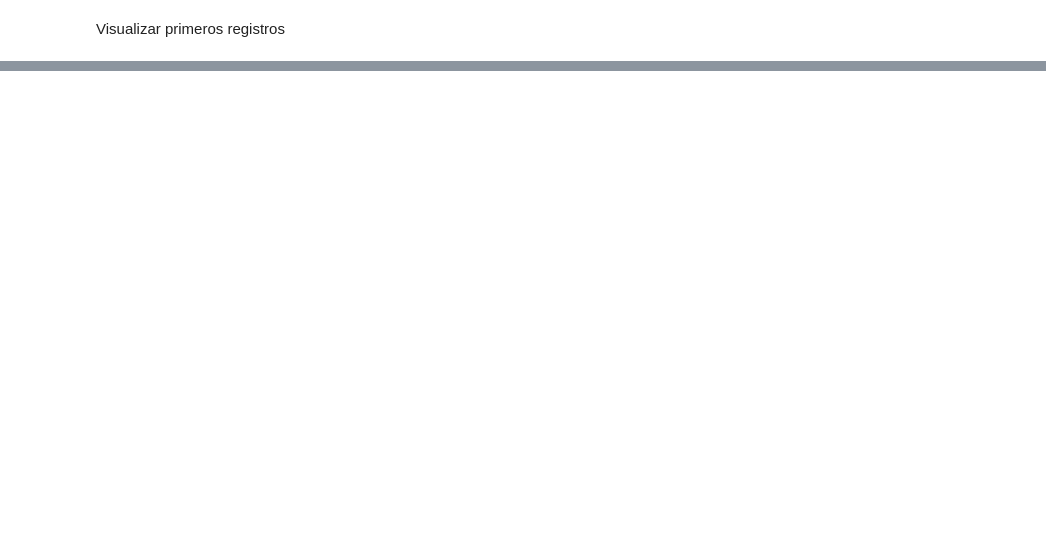
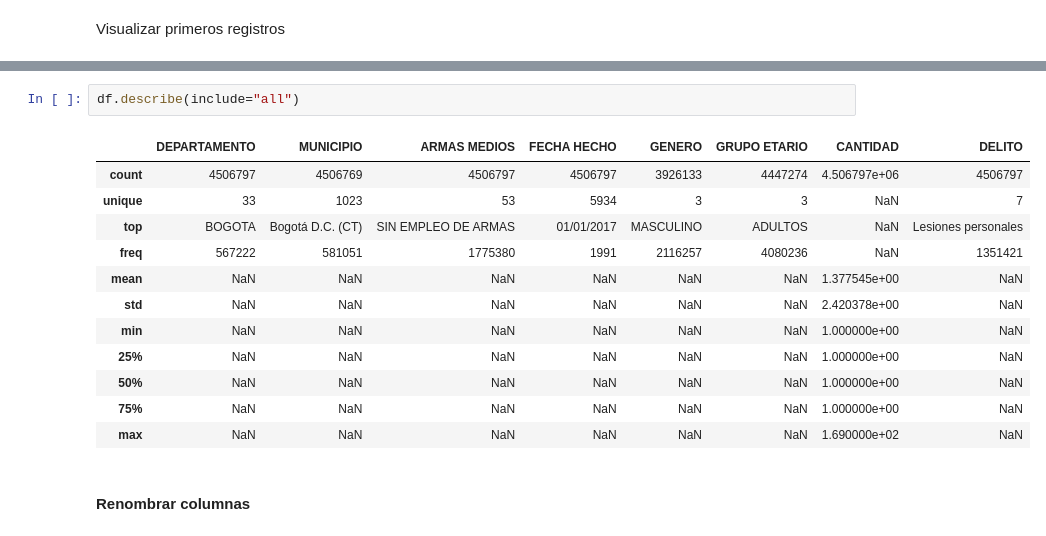
Before and after one commit to SaraBalbin/DW_Analisis_Criminalidad_Colombia, a Jupyter notebook: Notebook - ETL.ipynb, the cells around one changed output, grey strips where cells are left out. Cells and saved outputs as stored; diff of their text form; blank space fills up the shorter version.

```diff
--- a/Notebook - ETL.ipynb
+++ b/Notebook - ETL.ipynb
@@ -171,0 +203,17 @@ df.head()
+# %%
+df.describe(include="all")
+# %% [output]
+|  | DEPARTAMENTO | MUNICIPIO | ARMAS MEDIOS | FECHA HECHO | GENERO | GRUPO ETARIO | CANTIDAD | DELITO |
+| count | 4506797 | 4506769 | 4506797 | 4506797 | 3926133 | 4447274 | 4.506797e+06 | 4506797 |
+| unique | 33 | 1023 | 53 | 5934 | 3 | 3 | NaN | 7 |
+| top | BOGOTA | Bogotá D.C. (CT) | SIN EMPLEO DE ARMAS | 01/01/2017 | MASCULINO | ADULTOS | NaN | Lesiones personales |
+| freq | 567222 | 581051 | 1775380 | 1991 | 2116257 | 4080236 | NaN | 1351421 |
+| mean | NaN | NaN | NaN | NaN | NaN | NaN | 1.377545e+00 | NaN |
+| std | NaN | NaN | NaN | NaN | NaN | NaN | 2.420378e+00 | NaN |
+| min | NaN | NaN | NaN | NaN | NaN | NaN | 1.000000e+00 | NaN |
+| 25% | NaN | NaN | NaN | NaN | NaN | NaN | 1.000000e+00 | NaN |
+| 50% | NaN | NaN | NaN | NaN | NaN | NaN | 1.000000e+00 | NaN |
+| 75% | NaN | NaN | NaN | NaN | NaN | NaN | 1.000000e+00 | NaN |
+| max | NaN | NaN | NaN | NaN | NaN | NaN | 1.690000e+02 | NaN |
+# %% [markdown]
+#### **Renombrar columnas**
```
Also changed, not shown: parts of 61 cells of this notebook, 1 other file.
